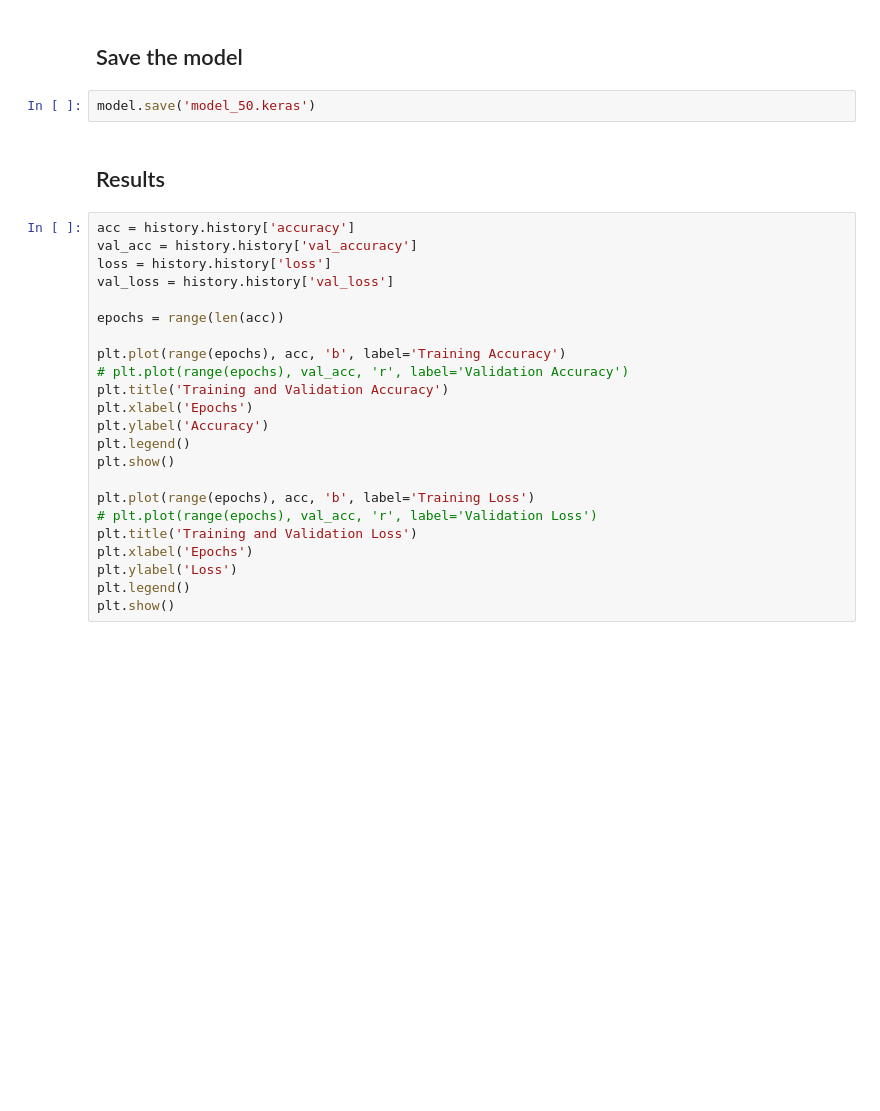
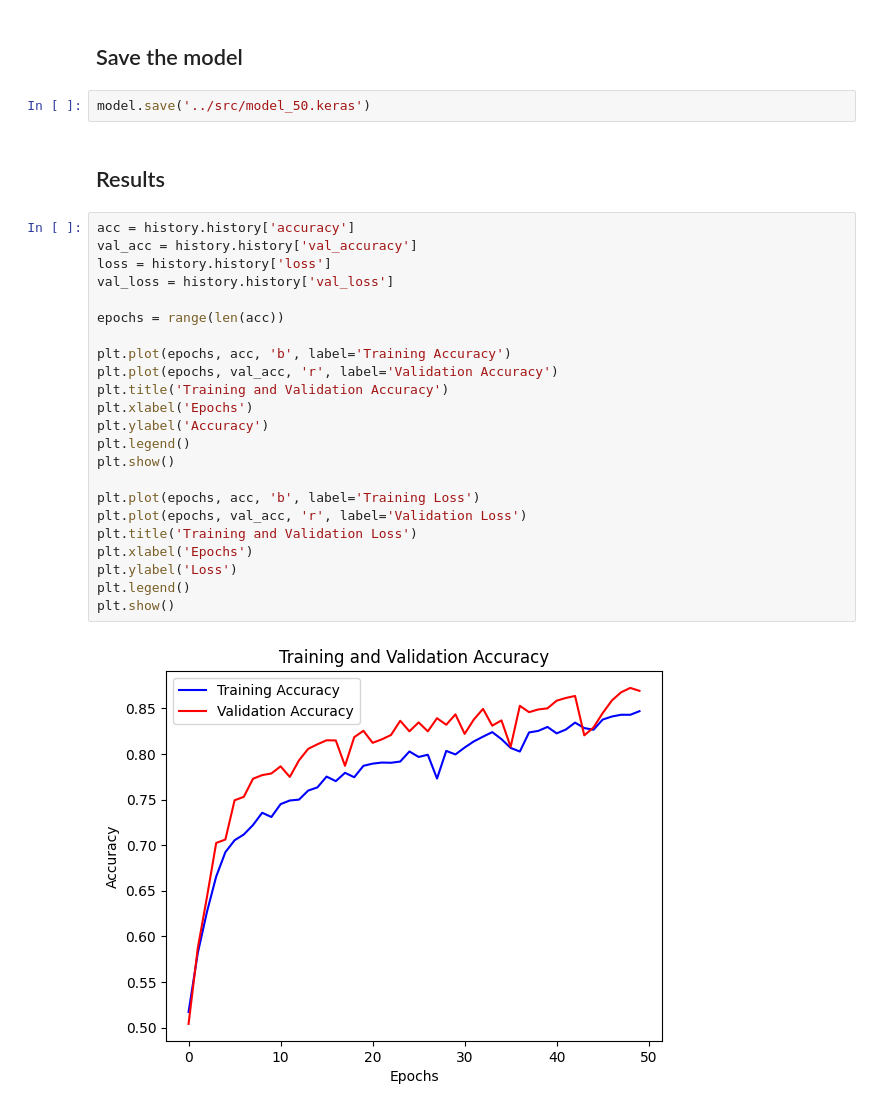
Before and after one commit to KavinChakravarthy/kkr-gen-ai-internship, a Jupyter notebook: cats-and-dogs-classification/notebooks/classifier.ipynb, the cells around one changed output. Drawn from its saved outputs; the diff is of its cells as text; blank space fills up the shorter version.

```diff
--- a/cats-and-dogs-classification/notebooks/classifier.ipynb
+++ b/cats-and-dogs-classification/notebooks/classifier.ipynb
@@ -245,29 +261,31 @@ Epoch 50/50
 # %% [markdown]
 ## Save the model
 # %%
-model.save('model_50.keras')
+model.save('../src/model_50.keras')
 # %% [markdown]
 ## Results
 # %%
 acc = history.history['accuracy']
 val_acc = history.history['val_accuracy']
 loss = history.history['loss']
 val_loss = history.history['val_loss']
 
 epochs = range(len(acc))
 
-plt.plot(range(epochs), acc, 'b', label='Training Accuracy')
-# plt.plot(range(epochs), val_acc, 'r', label='Validation Accuracy')
+plt.plot(epochs, acc, 'b', label='Training Accuracy')
+plt.plot(epochs, val_acc, 'r', label='Validation Accuracy')
 plt.title('Training and Validation Accuracy')
 plt.xlabel('Epochs')
 plt.ylabel('Accuracy')
 plt.legend()
 plt.show()
 
-plt.plot(range(epochs), acc, 'b', label='Training Loss')
-# plt.plot(range(epochs), val_acc, 'r', label='Validation Loss')
+plt.plot(epochs, acc, 'b', label='Training Loss')
+plt.plot(epochs, val_acc, 'r', label='Validation Loss')
 plt.title('Training and Validation Loss')
 plt.xlabel('Epochs')
 plt.ylabel('Loss')
 plt.legend()
 plt.show()
+# %% [output]
+[figure, added]
```
Also changed, not shown: parts of 7 cells of this notebook.
